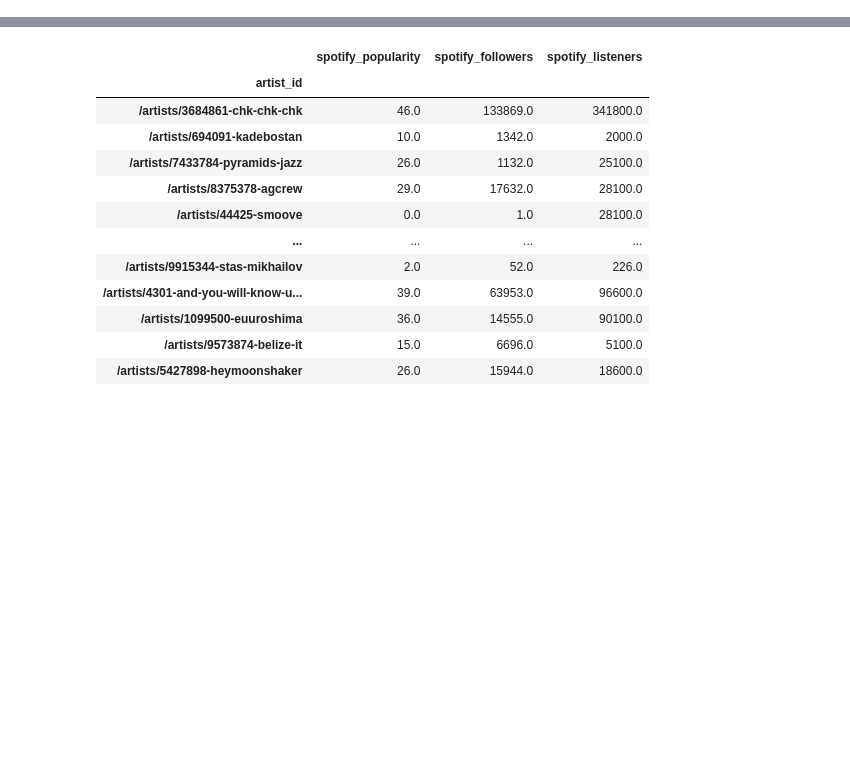
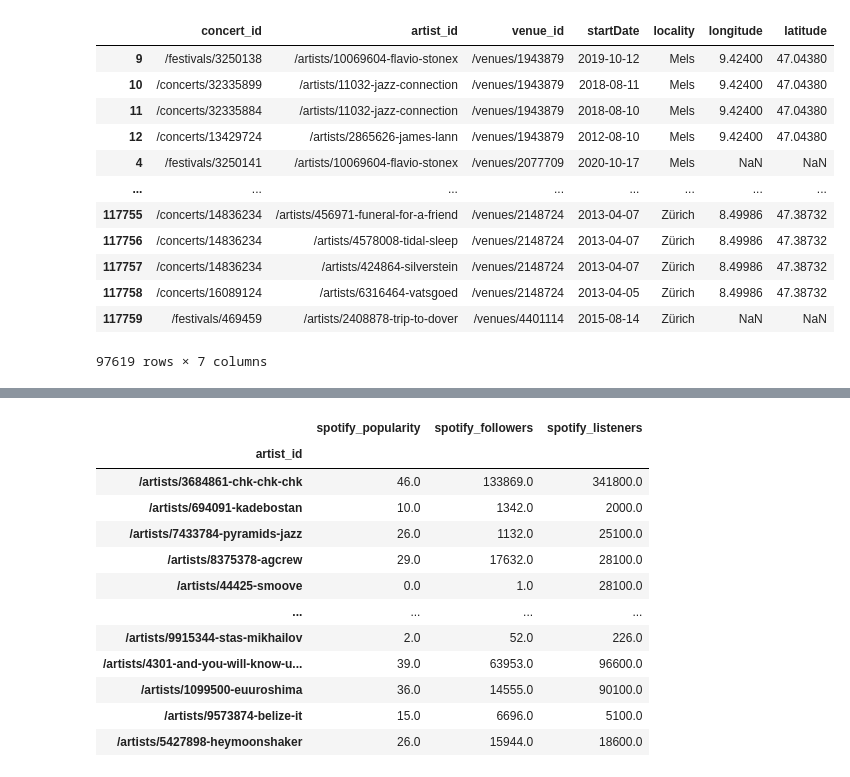
Before and after one commit to cyrillegc/thesis-redux, a Jupyter notebook: stats.ipynb, the cells around one changed output, grey strips where cells are left out. Cells and saved outputs as stored; diff of their text form; code cells hidden in the pictures; blank space fills up the shorter version.

```diff
--- a/stats.ipynb
+++ b/stats.ipynb
@@ -76,0 +62,18 @@ artists_df
+# %%
+date_filter = full_songkick_df[(full_songkick_df['startDate'] > '2010-01-01') & (full_songkick_df['startDate'] < '2020-01-01')].index
+filtered_songkick_df = full_songkick_df.iloc[date_filter]
+filtered_songkick_df
+# %% [output]
+|  | concert_id | artist_id | venue_id | startDate | locality | longitude | latitude |
+| 9 | /festivals/3250138 | /artists/10069604-flavio-stonex | /venues/1943879 | 2019-10-12 | Mels | 9.42400 | 47.04380 |
+| 10 | /concerts/32335899 | /artists/11032-jazz-connection | /venues/1943879 | 2018-08-11 | Mels | 9.42400 | 47.04380 |
+| 11 | /concerts/32335884 | /artists/11032-jazz-connection | /venues/1943879 | 2018-08-10 | Mels | 9.42400 | 47.04380 |
+| 12 | /concerts/13429724 | /artists/2865626-james-lann | /venues/1943879 | 2012-08-10 | Mels | 9.42400 | 47.04380 |
+| 4 | /festivals/3250141 | /artists/10069604-flavio-stonex | /venues/2077709 | 2020-10-17 | Mels | NaN | NaN |
+| ... | ... | ... | ... | ... | ... | ... | ... |
+| 117755 | /concerts/14836234 | /artists/456971-funeral-for-a-friend | /venues/2148724 | 2013-04-07 | Zürich | 8.49986 | 47.38732 |
+| 117756 | /concerts/14836234 | /artists/4578008-tidal-sleep | /venues/2148724 | 2013-04-07 | Zürich | 8.49986 | 47.38732 |
+| 117757 | /concerts/14836234 | /artists/424864-silverstein | /venues/2148724 | 2013-04-07 | Zürich | 8.49986 | 47.38732 |
+| 117758 | /concerts/16089124 | /artists/6316464-vatsgoed | /venues/2148724 | 2013-04-05 | Zürich | 8.49986 | 47.38732 |
+| 117759 | /festivals/469459 | /artists/2408878-trip-to-dover | /venues/4401114 | 2015-08-14 | Zürich | NaN | NaN |
+97619 rows × 7 columns
```
Also changed, not shown: parts of 10 cells of this notebook, 7 other files.
